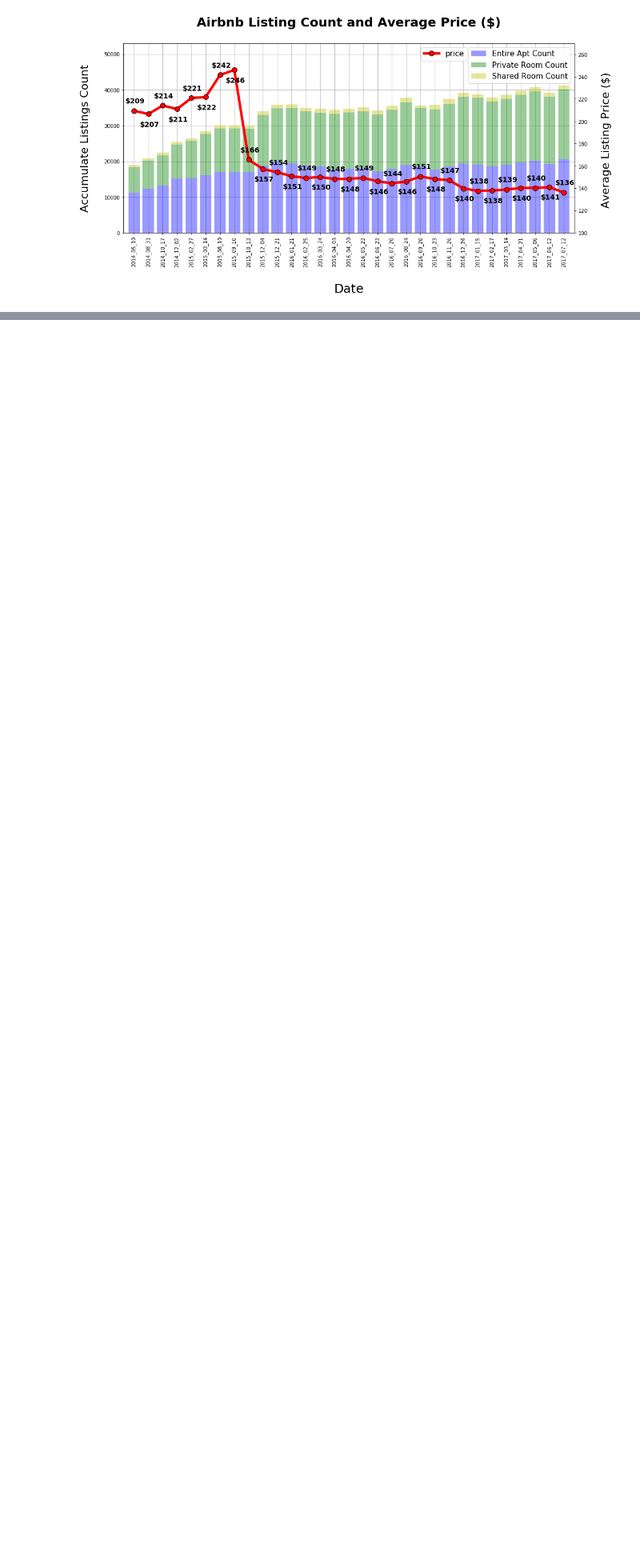
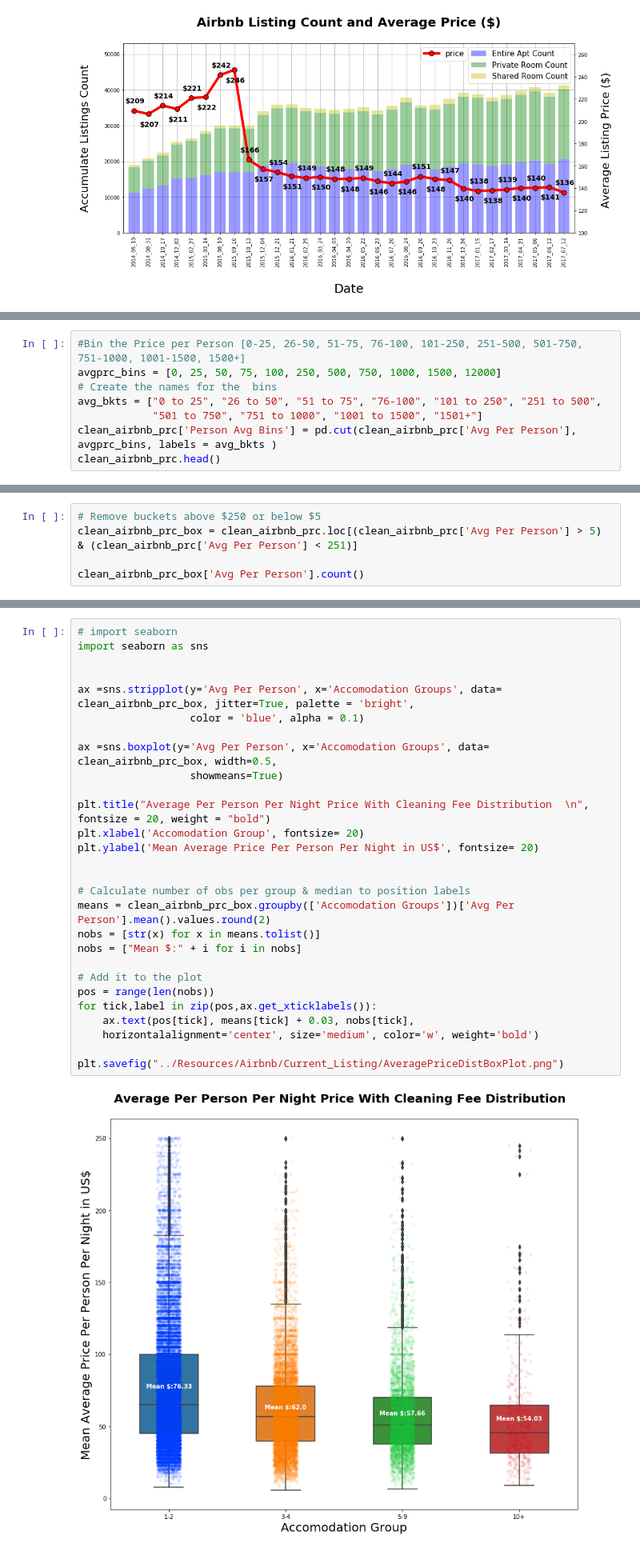
Before and after one commit to EstellaYu/Data_Visualization_Airbnb_Hotel, a Jupyter notebook: Notebooks/Data_Cleaning.ipynb, the cells around one changed output, grey strips where cells are left out. Shown: that part at 80% size. Saved outputs shown, nothing was run; the diff lists cells and outputs as text; blank space fills up the shorter version.

```diff
--- a/Notebooks/Data_Cleaning.ipynb
+++ b/Notebooks/Data_Cleaning.ipynb
@@ -675,0 +777,8 @@ plt.show()
+# %%
+#Bin the Price per Person [0-25, 26-50, 51-75, 76-100, 101-250, 251-500, 501-750, 751-1000, 1001-1500, 1500+]
+avgprc_bins = [0, 25, 50, 75, 100, 250, 500, 750, 1000, 1500, 12000]
+# Create the names for the  bins
+avg_bkts = ["0 to 25", "26 to 50", "51 to 75", "76-100", "101 to 250", "251 to 500",
+            "501 to 750", "751 to 1000", "1001 to 1500", "1501+"]
+clean_airbnb_prc['Person Avg Bins'] = pd.cut(clean_airbnb_prc['Avg Per Person'], avgprc_bins, labels = avg_bkts )
+clean_airbnb_prc.head()
@@ -675,0 +811,5 @@ plt.show()
+# %%
+# Remove buckets above $250 or below $5
+clean_airbnb_prc_box = clean_airbnb_prc.loc[(clean_airbnb_prc['Avg Per Person'] > 5) & (clean_airbnb_prc['Avg Per Person'] < 251)]
+
+clean_airbnb_prc_box['Avg Per Person'].count()
@@ -675,0 +818,30 @@ plt.show()
+# %%
+# import seaborn
+import seaborn as sns
+
+
+ax =sns.stripplot(y='Avg Per Person', x='Accomodation Groups', data= clean_airbnb_prc_box, jitter=True, palette = 'bright',
+                  color = 'blue', alpha = 0.1)
+
+ax =sns.boxplot(y='Avg Per Person', x='Accomodation Groups', data= clean_airbnb_prc_box, width=0.5,
+                  showmeans=True)
+
+plt.title("Average Per Person Per Night Price With Cleaning Fee Distribution  \n", fontsize = 20, weight = "bold")
+plt.xlabel('Accomodation Group', fontsize= 20)
+plt.ylabel('Mean Average Price Per Person Per Night in US$', fontsize= 20)
+
+
+# Calculate number of obs per group & median to position labels
+means = clean_airbnb_prc_box.groupby(['Accomodation Groups'])['Avg Per Person'].mean().values.round(2)
+nobs = [str(x) for x in means.tolist()]
+nobs = ["Mean $:" + i for i in nobs]
+
+# Add it to the plot
+pos = range(len(nobs))
+for tick,label in zip(pos,ax.get_xticklabels()):
+    ax.text(pos[tick], means[tick] + 0.03, nobs[tick],
+    horizontalalignment='center', size='medium', color='w', weight='bold')
+
+plt.savefig("../Resources/Airbnb/Current_Listing/AveragePriceDistBoxPlot.png")
+# %% [output]
+[figure, added]
```
Also changed, not shown: parts of 14 cells of this notebook.
